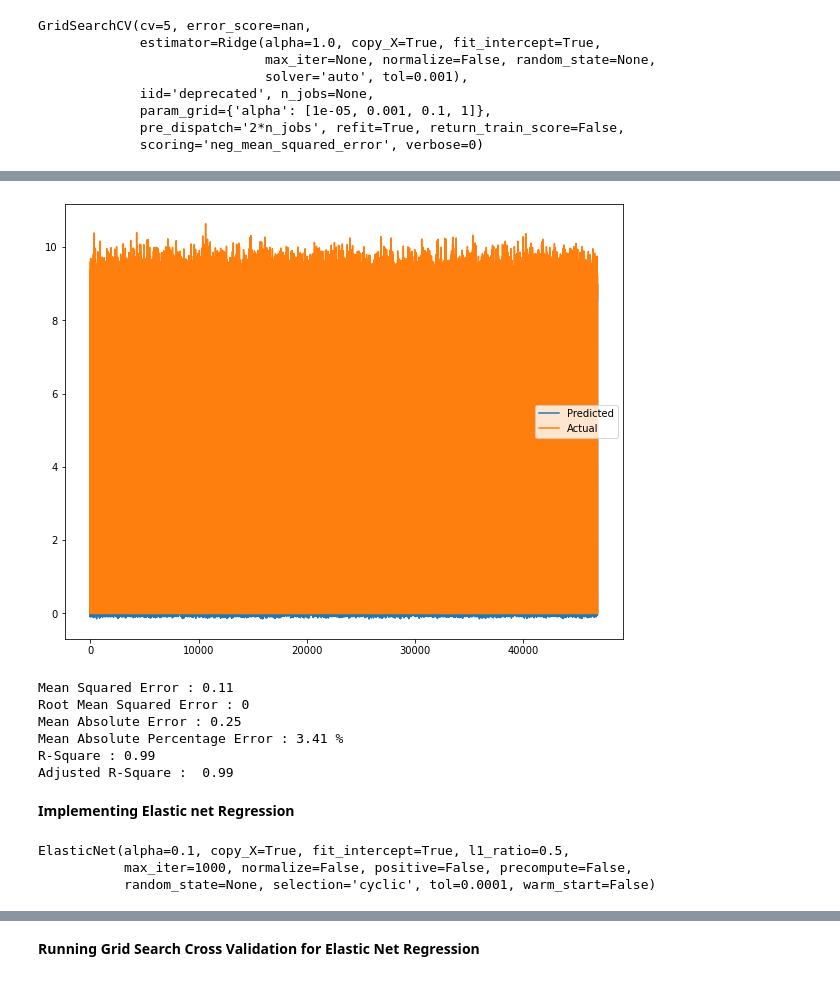
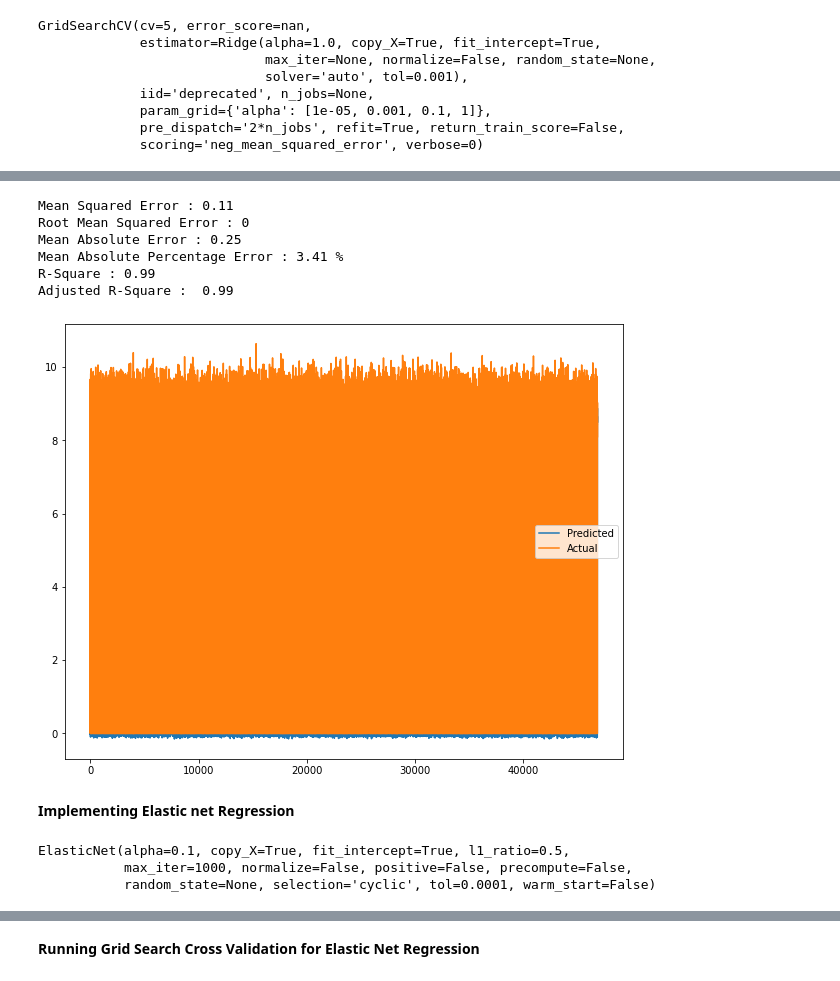
Before and after one commit to hrithikwel8/Rossmann_Sales_Prediction, a Jupyter notebook: Rossmann_Sales_Prediction_Capstone_Project.ipynb, the cells around one changed output, grey strips where cells are left out. Drawn from its saved outputs; the diff is of its cells as text; code cells hidden in the pictures.

```diff
--- a/Rossmann_Sales_Prediction_Capstone_Project.ipynb
+++ b/Rossmann_Sales_Prediction_Capstone_Project.ipynb
@@ -545,5 +655,3 @@ def CompitionOpenTimeInDays(row):
   if competetion_time.days <= 0:
     return 0
   return competetion_time.days
-# %%
-sales_df['CompitionTime']=sales_df.apply(CompitionOpenTimeInDays,axis=1)
@@ -552,3 +658,8 @@ sales_df.drop(columns=['CompetitionOpenSinceYear','CompetitionOpenSinceMonth'],i
+# %%
+# create new featue competition time
+sales_df['CompetitionTime']=sales_df.apply(CompitionOpenTimeInDays,axis=1)
+# remove old columns
+sales_df.drop(columns=['CompetitionOpenSinceYear','CompetitionOpenSinceMonth'],inplace=True)
 # %%
 sales_df.head()
 # %% [output]
@@ -695,5 +842,7 @@ dependent_variable = 'Sales_log_t'
 # %%
 # Create a list of independent variables
-independent_variables = list(set(sales_df.columns.tolist()) - {'Customers_log_t','Sales','Customers','Year','Sales_log_t'})
+# remove variables that have high VIF
+# remove store as it contains store id as number which is not a useful information in traing model
+independent_variables = list(set(sales_df.columns.tolist()) - {'Sales','Customers','Year','Sales_log_t', 'Customers_log_t','Store'})
 independent_variables
 # %% [output]
@@ -970,34 +1138,35 @@ Using  {'alpha': 1e-05}  the negative mean squared error is:  -0.126606128115629
 # %%
-#Model Prediction
-y_pred_ridge = ridge_regressor.predict(X_test)
+# predict the result
+y_pred_ridge_cv = ridge_regressor.predict(X_test)
+# %%
+#Evaluation metrics for Ridge Regression with cross validation
+evaluation_metrics(y_test , y_pred_ridge_cv, len(independent_variables))
+# %% [output]
+Mean Squared Error : 0.11
+Root Mean Squared Error : 0
+Mean Absolute Error : 0.25
+Mean Absolute Percentage Error : 3.41 %
+R-Square : 0.99
+Adjusted R-Square :  0.99
 # %%
 plt.figure(figsize=(10,8))
-plt.plot(y_pred_ridge)
+plt.plot(y_pred_ridge_cv)
 plt.plot(np.array(y_test))
 plt.legend(["Predicted","Actual"])
 plt.show()
 # %% [output]
-[figure, old version]
+[figure, new version]
-# %%
-#Evaluation metrics for Ridge Regression
-evaluation_metrics(y_test , y_pred_ridge, len(independent_variables))
-# %% [output]
-Mean Squared Error : 0.11
-Root Mean Squared Error : 0
-Mean Absolute Error : 0.25
-Mean Absolute Percentage Error : 3.41 %
-R-Square : 0.99
-Adjusted R-Square :  0.99
 # %% [markdown]
 **Implementing Elastic net Regression**
 # %%
+# Build elastic net regression model
 elasticnet = ElasticNet(alpha=0.1, l1_ratio=0.5)
+# treain the moodel
+elasticnet.fit(X_train,y_train)
+# %% [output]
+ElasticNet(alpha=0.1, copy_X=True, fit_intercept=True, l1_ratio=0.5,
+           max_iter=1000, normalize=False, positive=False, precompute=False,
+           random_state=None, selection='cyclic', tol=0.0001, warm_start=False)
-# %%
-elasticnet.fit(X_train,y_train)
-# %% [output]
-ElasticNet(alpha=0.1, copy_X=True, fit_intercept=True, l1_ratio=0.5,
-           max_iter=1000, normalize=False, positive=False, precompute=False,
-           random_state=None, selection='cyclic', tol=0.0001, warm_start=False)
 # %%
 elasticnet.score(X_train, y_train)
 # %% [output]
```
Also changed, not shown: parts of 100 cells of this notebook.
